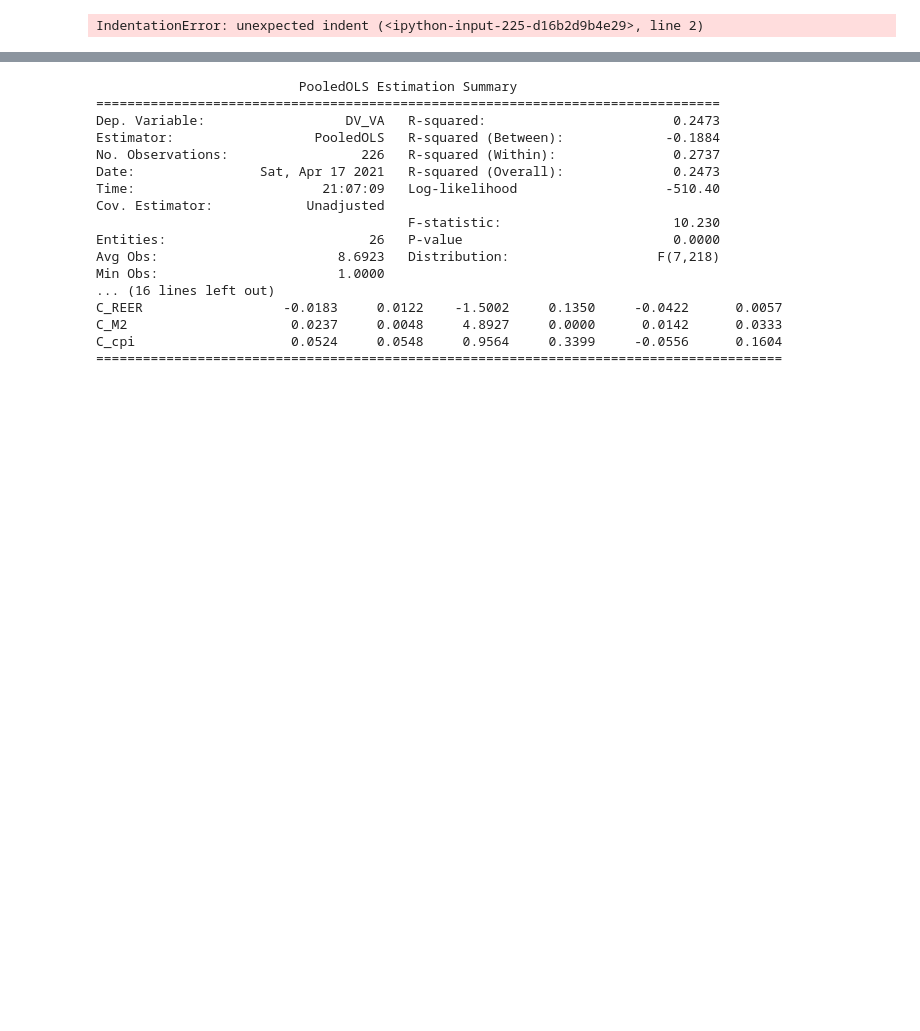
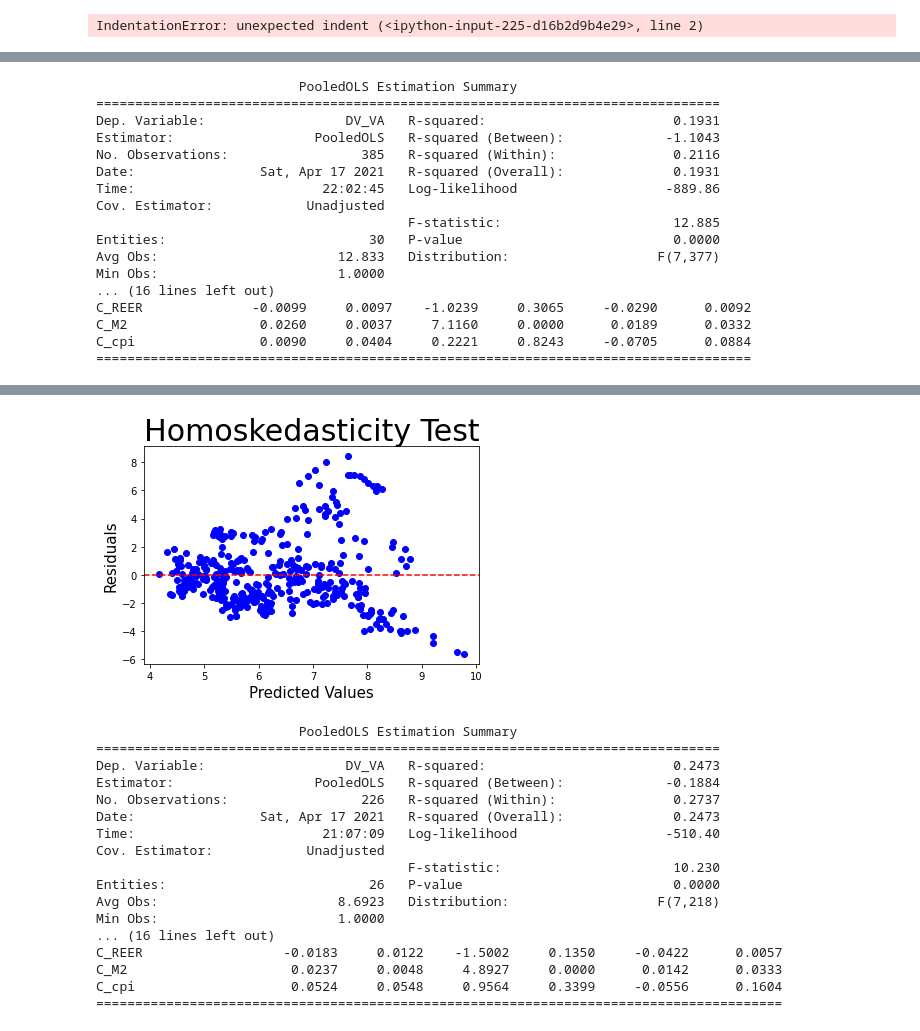
Before and after one commit to YueminLi/Financialization-, a Jupyter notebook: OECD Data Cleaning.ipynb, the cells around one changed output, grey strips where cells are left out. Drawn from its saved outputs; the diff is of its cells as text; code cells hidden in the pictures; blank space fills up the shorter version.

```diff
--- a/OECD Data Cleaning.ipynb
+++ b/OECD Data Cleaning.ipynb
@@ -254,3 +246,49 @@ oecd['Year'] = pd.to_datetime(oecd['Year'], format='%Y')
 df = oecd.set_index('Year', append=True)
 #swap indexes
 df.index = df.index.swaplevel(0,1)
+# %%
+from linearmodels import PooledOLS
+import statsmodels.api as sm
+import matplotlib.pyplot as plt
+
+def pooled_ols(df, exog_vars, dv):
+    exog = sm.add_constant(df[exog_vars])
+    mod = PooledOLS(df[dv], exog)
+    pooled_res = mod.fit()
+    print(pooled_res)
+
+    # Store values for checking homoskedasticity graphically
+    fittedvals_pooled_OLS = pooled_res.predict().fitted_values
+    residuals_pooled_OLS = pooled_res.resids
+
+    # Residuals-Plot for growing Variance Detection: Homoskedasticity
+    fig, ax = plt.subplots()
+    ax.scatter(fittedvals_pooled_OLS, residuals_pooled_OLS, color = "blue")
+    ax.axhline(0, color = 'r', ls = '--')
+    ax.set_xlabel("Predicted Values", fontsize = 15)
+    ax.set_ylabel("Residuals", fontsize = 15)
+    ax.set_title("Homoskedasticity Test", fontsize = 30)
+    plt.show()
+
+    return pooled_res
+# %%
+exog_vars = ["IV_lending", "IV_gini", "IV_trade_balance", "C_gdp_log", "C_REER", "C_M2", "C_cpi"]
+pols_va = pooled_ols(df, exog_vars, 'DV_VA')
+# %% [output]
+                          PooledOLS Estimation Summary
+================================================================================
+Dep. Variable:                  DV_VA   R-squared:                        0.1931
+Estimator:                  PooledOLS   R-squared (Between):             -1.1043
+No. Observations:                 385   R-squared (Within):               0.2116
+Date:                Sat, Apr 17 2021   R-squared (Overall):              0.1931
+Time:                        22:02:45   Log-likelihood                   -889.86
+Cov. Estimator:            Unadjusted
+                                        F-statistic:                      12.885
+Entities:                          30   P-value                           0.0000
+Avg Obs:                       12.833   Distribution:                   F(7,377)
+Min Obs:                       1.0000
+... (16 lines left out)
+C_REER              -0.0099     0.0097    -1.0239     0.3065     -0.0290      0.0092
+C_M2                 0.0260     0.0037     7.1160     0.0000      0.0189      0.0332
+C_cpi                0.0090     0.0404     0.2221     0.8243     -0.0705      0.0884
+====================================================================================
@@ -256,0 +297 @@ df.index = df.index.swaplevel(0,1)
+[figure, added]
```
Also changed, not shown: parts of 9 cells of this notebook, 1 other file.
